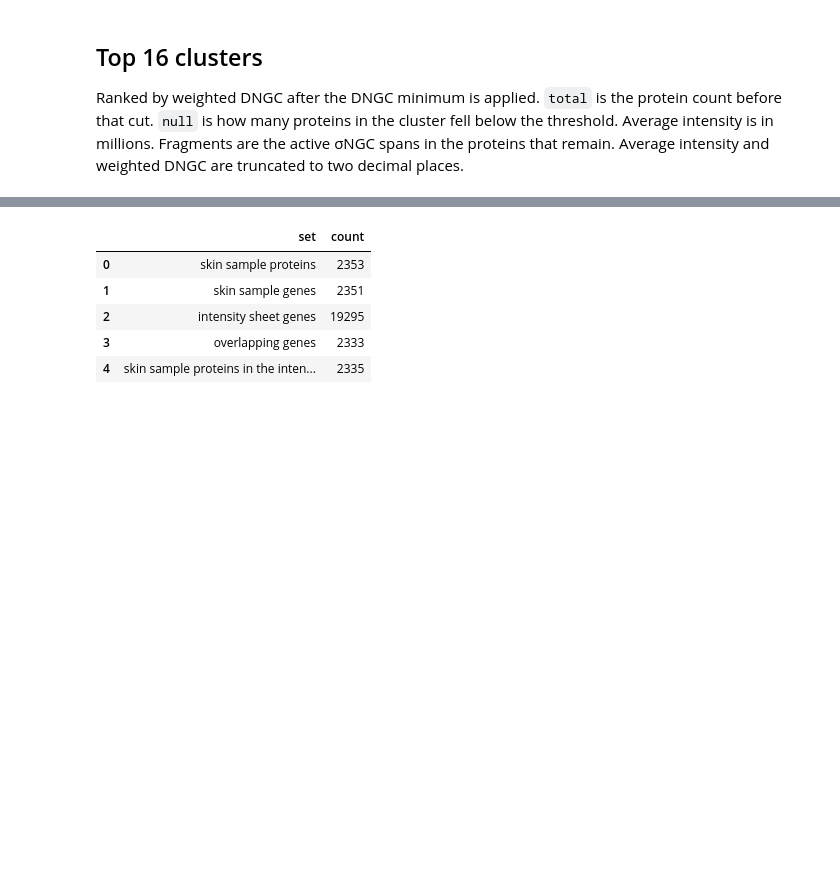
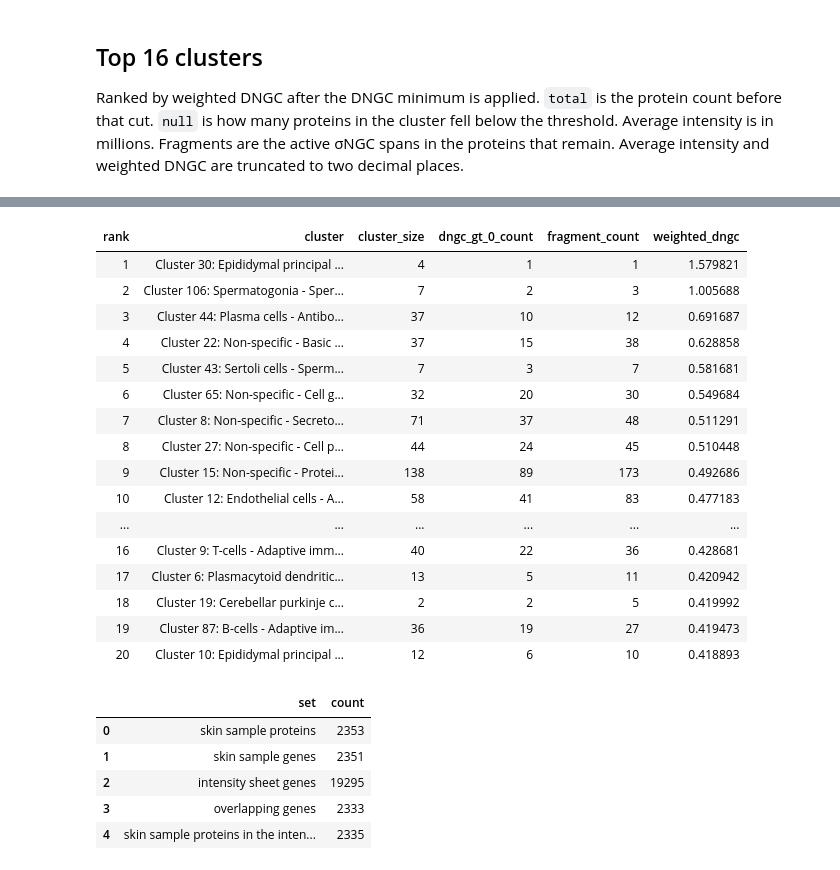
Before and after one commit to KYinXu/Peptide-Anti-microbial-Properties-Prediction, a Jupyter notebook: notebooks/skin_clusters/cluster_intensity_measurement.ipynb, the cells around one changed output, grey strips where cells are left out. Saved outputs shown, nothing was run; the diff lists cells and outputs as text; code cells hidden in the pictures; blank space fills up the shorter version.

```diff
--- a/notebooks/skin_clusters/cluster_intensity_measurement.ipynb
+++ b/notebooks/skin_clusters/cluster_intensity_measurement.ipynb
@@ -491,3 +491,72 @@ Top 16 clusters by weighted_dngc
 | 13 | 14 | Cluster 91: Pituicytes/FSC - Home... | 10 | 4 | 9.76 | 17 | 0.44 |
 | 14 | 15 | Cluster 98: Neurons - Neurotransm... | 86 | 60 | 3.52 | 37 | 0.43 |
 | 15 | 16 | Cluster 9: T-cells - Adaptive imm... | 40 | 20 | 9.23 | 33 | 0.42 |
+# %%
+def all_cluster_ranking(
+    frame: pd.DataFrame,
+    intensity_by_gene: dict[str, float],
+) -> pd.DataFrame:
+    metrics: dict[str, dict[str, float | int]] = {}
+    for row in frame.itertuples(index=False):
+        profile = sequence_profile_from_row(row)
+        if profile.cluster == UNASSIGNED_LABEL:
+            continue
+        values = metrics.setdefault(
+            profile.cluster,
+            {
+                "cluster_size": 0,
+                "dngc_gt_0_count": 0,
+                "fragment_count": 0,
+                "weighted_sum": 0.0,
+                "intensity_sum": 0.0,
+            },
+        )
+        dngc = profile.statistics.dngc
+        values["cluster_size"] += 1
+        values["dngc_gt_0_count"] += int(dngc > 0)
+        values["fragment_count"] += _active_fragment_count(profile.sigma)
+        if not _passes_dngc_threshold(profile):
+            continue
+        intensity = float(intensity_by_gene.get(profile.gene_name, np.nan))
+        if not np.isfinite(intensity):
+            continue
+        values["weighted_sum"] += dngc * intensity
+        values["intensity_sum"] += intensity
+
+    rows = []
+    for cluster, values in metrics.items():
+        intensity_sum = float(values["intensity_sum"])
+        weighted_dngc = (
+            float(values["weighted_sum"]) / intensity_sum
+            if intensity_sum > 0
+            else float("nan")
+        )
+        rows.append(
+            {
+                "cluster": cluster,
+                "cluster_size": int(values["cluster_size"]),
+                "dngc_gt_0_count": int(values["dngc_gt_0_count"]),
+                "fragment_count": int(values["fragment_count"]),
+                "weighted_dngc": weighted_dngc,
+            }
+        )
+
+    ranked = pd.DataFrame(rows)
+    ranked["_missing"] = ~np.isfinite(ranked["weighted_dngc"])
+    ranked["_cluster_order"] = ranked["cluster"].map(cluster_sort_key)
+    ranked = ranked.sort_values(
+        ["_missing", "weighted_dngc", "_cluster_order"],
+        ascending=[True, False, True],
+        kind="mergesort",
+    ).drop(columns=["_missing", "_cluster_order"])
+    ranked.insert(0, "rank", np.arange(1, len(ranked) + 1))
+    return ranked.reset_index(drop=True)
+
+
+CLUSTER_RANKING_CSV = DATA_PATH / "results" / "clusters_ranked_by_weighted_dngc.csv"
+cluster_ranking = all_cluster_ranking(profiles_df, skin_intensity_by_gene)
+CLUSTER_RANKING_CSV.parent.mkdir(parents=True, exist_ok=True)
+cluster_ranking.to_csv(CLUSTER_RANKING_CSV, index=False)
+print(f"Wrote {len(cluster_ranking):,} clusters to {CLUSTER_RANKING_CSV}")
+display(cluster_ranking.head(20).style.hide(axis="index"))
+# %% [output]
@@ -494,3 +564,20 @@ Top 16 clusters by weighted_dngc
+| rank | cluster | cluster_size | dngc_gt_0_count | fragment_count | weighted_dngc |
+| 1 | Cluster 30: Epididymal principal ... | 4 | 1 | 1 | 1.579821 |
+| 2 | Cluster 106: Spermatogonia - Sper... | 7 | 2 | 3 | 1.005688 |
+| 3 | Cluster 44: Plasma cells - Antibo... | 37 | 10 | 12 | 0.691687 |
+| 4 | Cluster 22: Non-specific - Basic ... | 37 | 15 | 38 | 0.628858 |
+| 5 | Cluster 43: Sertoli cells - Sperm... | 7 | 3 | 7 | 0.581681 |
+| 6 | Cluster 65: Non-specific - Cell g... | 32 | 20 | 30 | 0.549684 |
+| 7 | Cluster 8: Non-specific - Secreto... | 71 | 37 | 48 | 0.511291 |
+| 8 | Cluster 27: Non-specific - Cell p... | 44 | 24 | 45 | 0.510448 |
+| 9 | Cluster 15: Non-specific - Protei... | 138 | 89 | 173 | 0.492686 |
+| 10 | Cluster 12: Endothelial cells - A... | 58 | 41 | 83 | 0.477183 |
+| ... | ... | ... | ... | ... | ... |
+| 16 | Cluster 9: T-cells - Adaptive imm... | 40 | 22 | 36 | 0.428681 |
+| 17 | Cluster 6: Plasmacytoid dendritic... | 13 | 5 | 11 | 0.420942 |
+| 18 | Cluster 19: Cerebellar purkinje c... | 2 | 2 | 5 | 0.419992 |
+| 19 | Cluster 87: B-cells - Adaptive im... | 36 | 19 | 27 | 0.419473 |
+| 20 | Cluster 10: Epididymal principal ... | 12 | 6 | 10 | 0.418893 |
 # %%
 def intensity_sheet_genes(path: Path) -> set[str]:
     names = pd.read_csv(path, sep="\t", usecols=["Gene name"])["Gene name"]
```
Also changed, not shown: parts of 1 cell of this notebook, 10 other files.
